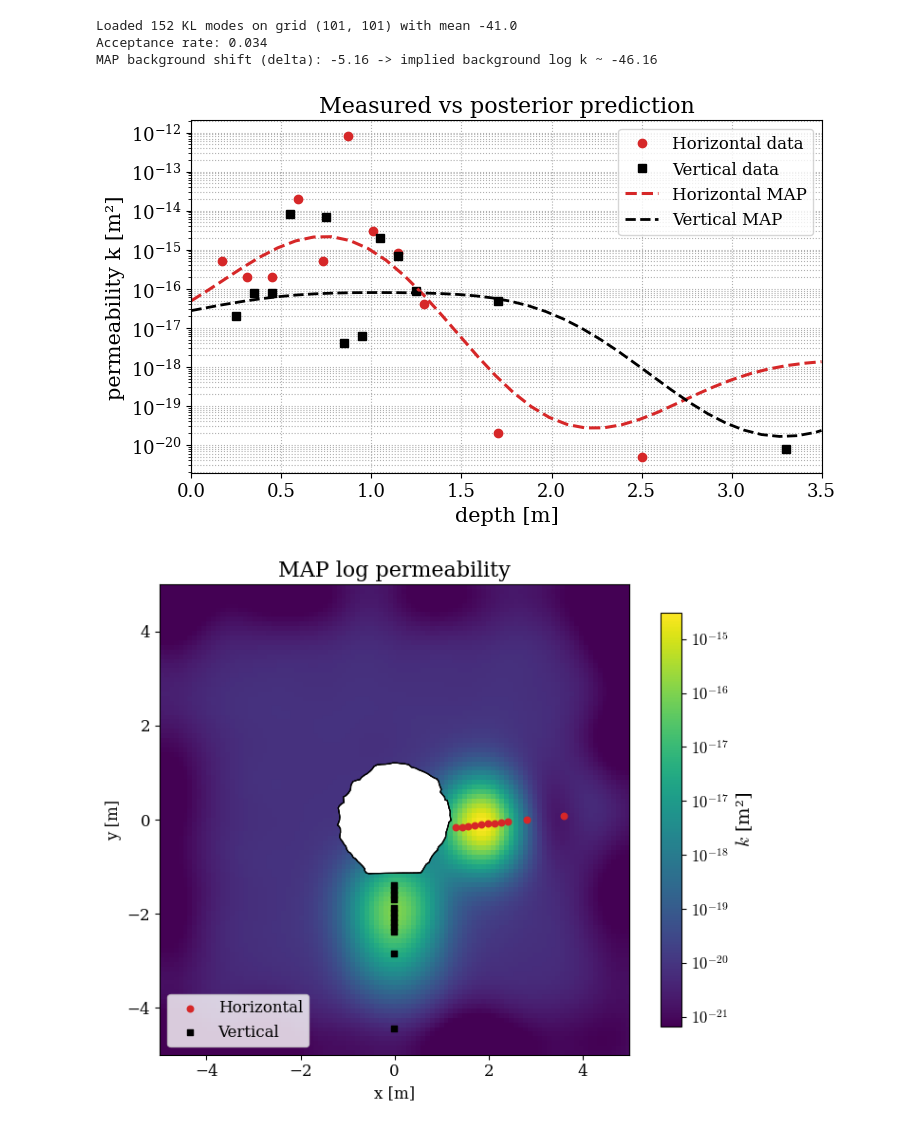
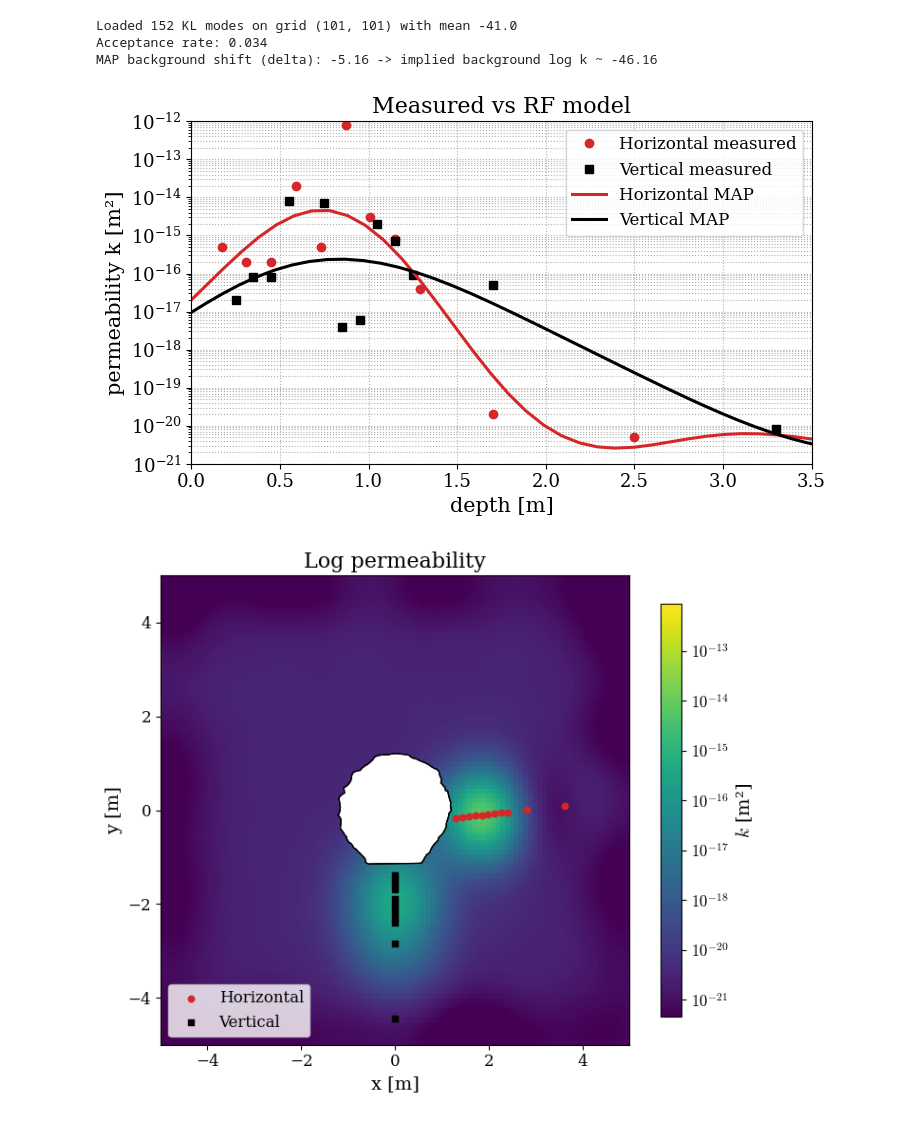
Before and after one commit to Beremi/random_field_circle, a Jupyter notebook: Bayes_square_exponential.ipynb, the cells around one changed output. Drawn from its saved outputs; the diff is of its cells as text; code cells hidden in the pictures.

```diff
--- a/Bayes_square_exponential.ipynb
+++ b/Bayes_square_exponential.ipynb
@@ -374,52 +374,48 @@ v_low, v_med, v_high = np.percentile(v_slice, [5, 50, 95], axis=0)
 
 print(f"Acceptance rate: {acc_rate:.3f}")
 print(f"MAP background shift (delta): {delta_map:.2f} -> implied background log k ~ {field.mean + delta_map:.2f}")
+
+log_field_map = field.evaluate(coefficients=xi_map) + delta_map
+log_floor_vis = np.log(1e-21)
+log_ceiling_vis = np.log(1e-12)
+log_field_map = np.clip(log_field_map, log_floor_vis, log_ceiling_vis)
+vmin, vmax = log_floor_vis, log_ceiling_vis
 # %% [output]
 Loaded 152 KL modes on grid (101, 101) with mean -41.0
 Acceptance rate: 0.034
 MAP background shift (delta): -5.16 -> implied background log k ~ -46.16
 # %%
-fig, ax = plt.subplots(figsize=(7.6, 4.6))
 
-h_grid_med, h_line_med = smooth_curve(h_depths, h_med)
-v_grid_med, v_line_med = smooth_curve(v_depths, v_med)
 depth_line = np.linspace(0.0, 3.5, 600)
 coords_h_line = p_horiz + np.outer(depth_line, d_horiz_unit)
 coords_v_line = p_vert + np.outer(depth_line, d_vert_unit)
 interp_map = RegularGridInterpolator((field.grid_x, field.grid_y), log_field_map, bounds_error=False, fill_value=np.nan)
 log_h_line_map = interp_map(coords_h_line)
 log_v_line_map = interp_map(coords_v_line)
-h_grid_map, h_line_map = depth_line, np.exp(log_h_line_map)
-v_grid_map, v_line_map = depth_line, np.exp(log_v_line_map)
 
-ax.semilogy(h_depths, h_perm, "o", color=color_horizontal, label="Horizontal data")
-ax.semilogy(v_depths, v_perm, "s", color=color_vertical, label="Vertical data")
-#ax.semilogy(h_grid_med, h_line_med, "-", color=color_horizontal, linewidth=2.2, label="Horizontal median")
-#ax.semilogy(v_grid_med, v_line_med, "-", color=color_vertical, linewidth=2.0, label="Vertical median")
-ax.semilogy(h_grid_map, h_line_map, "--", color=color_horizontal, linewidth=2.2, label="Horizontal MAP")
-ax.semilogy(v_grid_map, v_line_map, "--", color=color_vertical, linewidth=2.0, label="Vertical MAP")
+fig, ax = plt.subplots(figsize=(7.5, 4.5))
+ax.semilogy(h_depths, h_perm, "o", color=color_horizontal, label="Horizontal measured")
+ax.semilogy(v_depths, v_perm, "s", color=color_vertical, label="Vertical measured")
+ax.semilogy(depth_line, np.exp(log_h_line_map), "-", color=color_horizontal, linewidth=2.2, label="Horizontal MAP")
+ax.semilogy(depth_line, np.exp(log_v_line_map), "-", color=color_vertical, linewidth=2.2, label="Vertical MAP")
 
 ax.set_xlim(0.0, 3.5)
+ax.set_ylim(1e-21, 1e-12)
 ax.set_xlabel("depth [m]", fontsize=15)
 ax.set_ylabel("permeability k [m²]", fontsize=15)
-ax.set_title("Measured vs posterior prediction", fontsize=16)
+ax.set_title("Measured vs RF model", fontsize=16)
 ax.tick_params(labelsize=13)
 ax.grid(True, which="both", linestyle=":", linewidth=0.8)
 ax.legend(fontsize=12)
 
 plt.tight_layout()
 # %% [output]
-[figure, old version]
+[figure, new version]
 # %%
 def log10_formatter(val, pos):
     exp10 = val / np.log(10.0)
     return rf"$10^{{{exp10:.0f}}}$"
 
-
-log_field_map = field.evaluate(coefficients=xi_map) + delta_map
-log_floor_vis = np.log(1e-21)
-log_field_map = np.maximum(log_floor_vis, log_field_map)
-vmin, vmax = np.nanmin(log_field_map), np.nanmax(log_field_map)
 
 fig, ax = plt.subplots(figsize=(7.5, 6.0))
 pm = ax.imshow(
@@ -438,9 +434,9 @@ ax.scatter(v_coords[:, 0], v_coords[:, 1], s=22, color=color_vertical, marker="s
 
 ax.set_xlim(-5.0, 5.0)
 ax.set_ylim(-5.0, 5.0)
-ax.set_title("MAP log permeability", fontsize=16)
-ax.set_xlabel("x [m]")
-ax.set_ylabel("y [m]")
+ax.set_title("Log permeability", fontsize=16)
+ax.set_xlabel("x [m]", fontsize=14)
+ax.set_ylabel("y [m]", fontsize=14)
 ax.tick_params(labelsize=12)
 ax.legend(loc="lower left", fontsize=12)
 
@@ -452,7 +448,7 @@ cbar.update_ticks()
 
 plt.tight_layout()
 # %% [output]
-[figure, old version]
+[figure, new version]
 # %%
 
 # Posterior samples mirroring the circular notebook layout (separate figures per sample)
```
Also changed, not shown: parts of 1 cell of this notebook, 4 other files.
